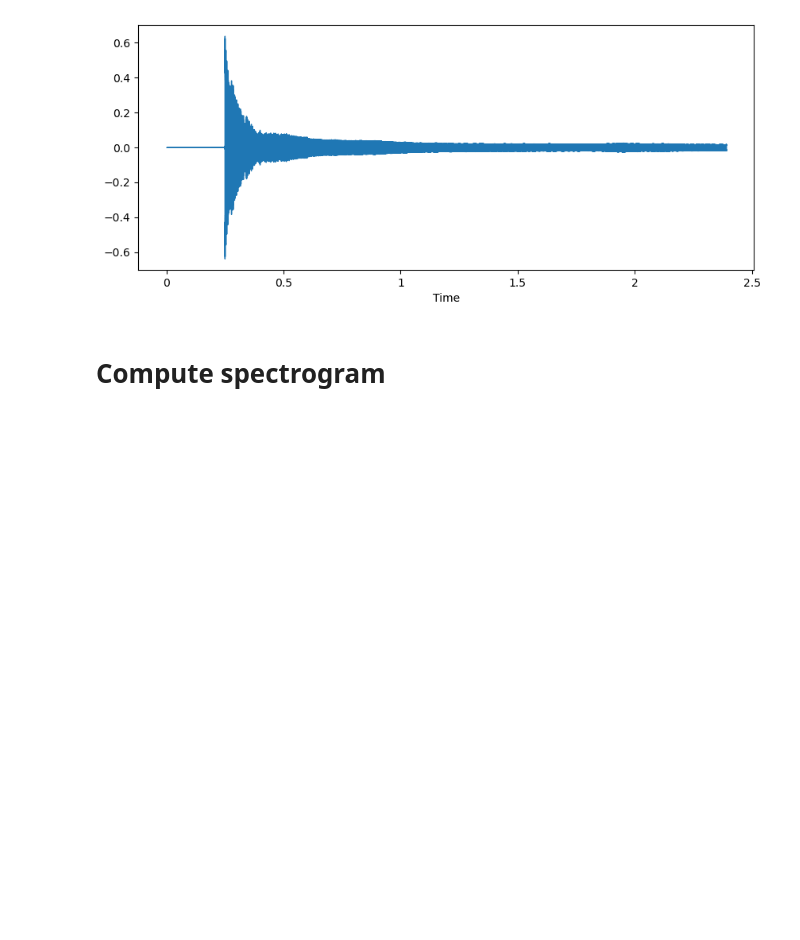
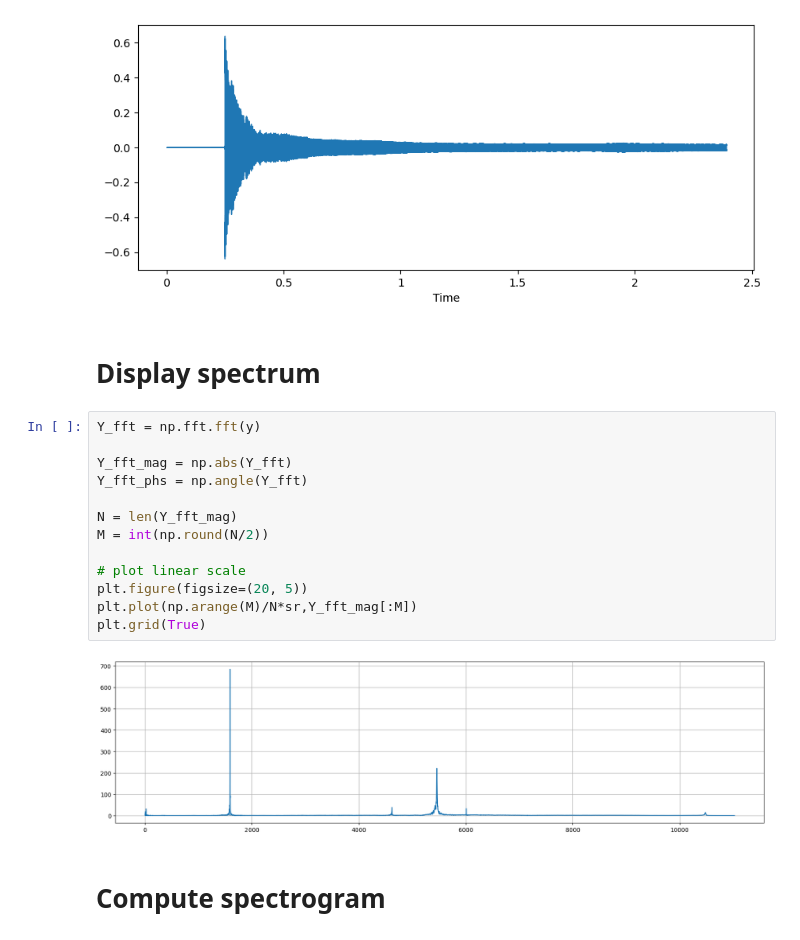
Before and after one commit to juhannam/ctp431-2024, a Jupyter notebook: python/02. Fourier Series and Spectrum Analysis.ipynb, the cells around one changed output. Cells and saved outputs as stored; diff of their text form; blank space fills up the shorter version.

Commit message:
added spectrum display

```diff
--- a/python/02. Fourier Series and Spectrum Analysis.ipynb
+++ b/python/02. Fourier Series and Spectrum Analysis.ipynb
@@ -278,6 +278,23 @@ librosa.display.waveshow(y, sr=sr)
 # %% [output]
 <librosa.display.AdaptiveWaveplot at 0x...>
 [figure]
+# %% [markdown]
+# Display spectrum
+# %%
+Y_fft = np.fft.fft(y)
+
+Y_fft_mag = np.abs(Y_fft)
+Y_fft_phs = np.angle(Y_fft)
+
+N = len(Y_fft_mag)
+M = int(np.round(N/2))
+
+# plot linear scale
+plt.figure(figsize=(20, 5))
+plt.plot(np.arange(M)/N*sr,Y_fft_mag[:M])
+plt.grid(True)
+# %% [output]
+[figure, added]
 # %% [markdown]
 # Compute spectrogram
 # %%
```
